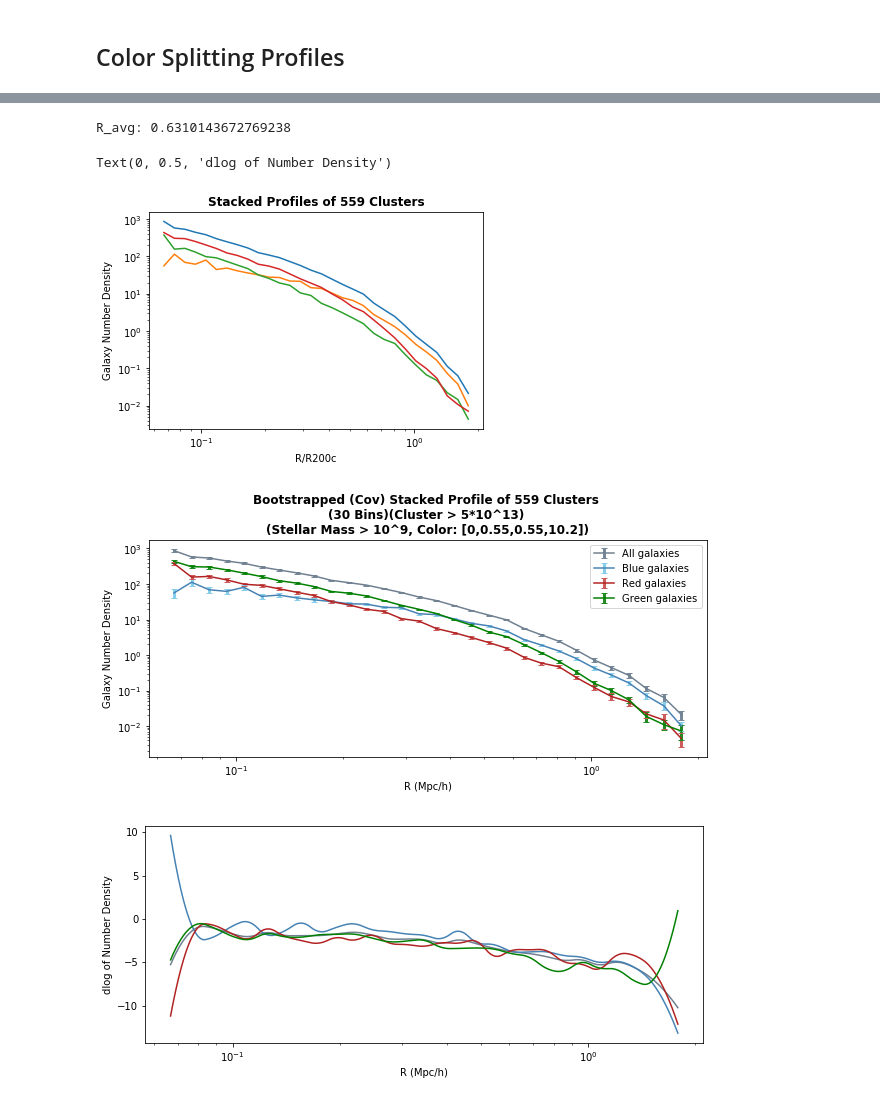
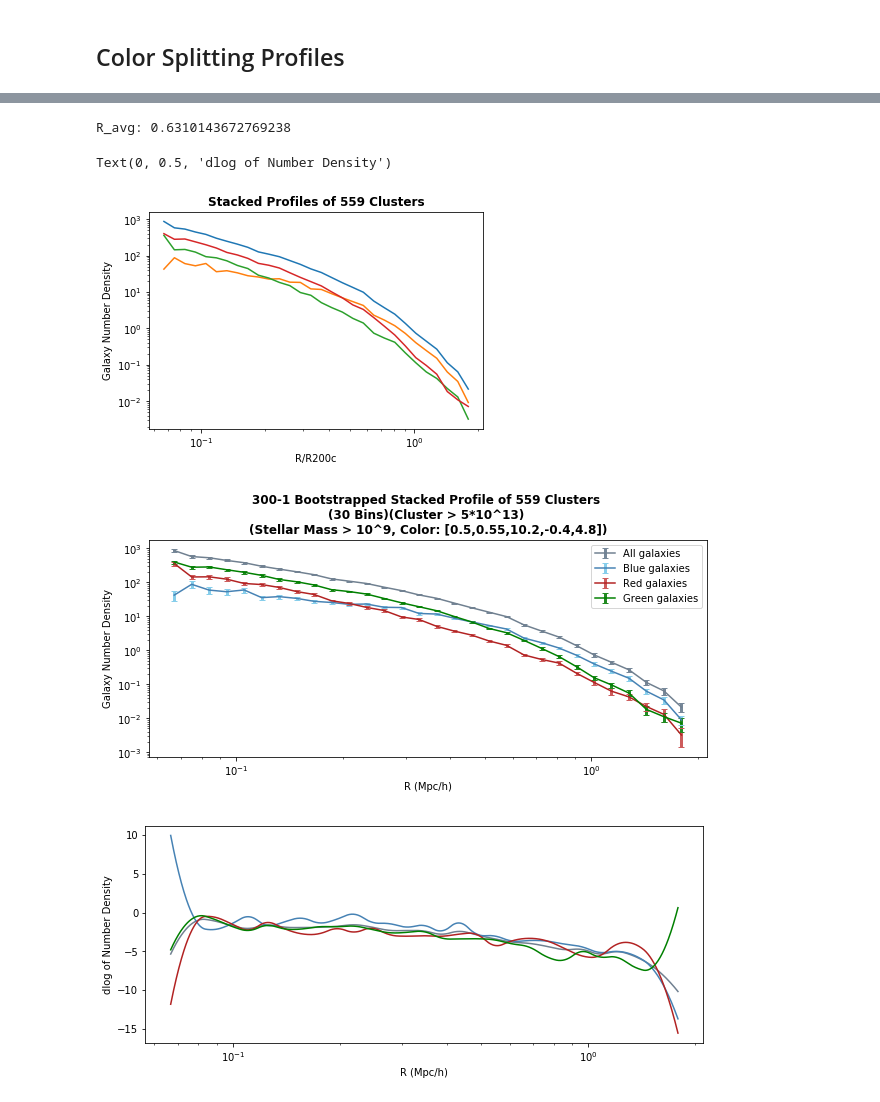
Before and after one commit to hereami321/IllustrisGalaxyAnalysis, a Jupyter notebook: 300_1_ClusterProfiles.ipynb, the cells around one changed output, grey strips where cells are left out. Saved outputs shown, nothing was run; the diff lists cells and outputs as text; code cells hidden in the pictures.

```diff
--- a/300_1_ClusterProfiles.ipynb
+++ b/300_1_ClusterProfiles.ipynb
@@ -206,7 +206,7 @@ import matplotlib.gridspec as gridspec
 
 #BASIC CUTS APPLIED TO SUBHALOS
 mag = basic_sub_cuts(subhalo_grp,'SubhaloStellarPhotometrics')
-
+sfr = basic_sub_cuts(subhalo_grp,'SubhaloSFR')
 # SUBHALO MASS MASKING
 mass = basic_sub_cuts(subhalo_grp,'SubhaloMassType') #previously SubhaloMassInHalfRad (no type specification or index chosen)
 mass2 = basic_sub_cuts(subhalo_grp,'SubhaloMassInHalfRad')
@@ -214,19 +214,20 @@ print(np.shape(mass))
 subhalomass = np.array(np.log10(mass[:,4]*1e10/0.704)) #previously no index
 subhalomass2 = np.array(np.log10(mass2*1e10/0.704))
 #mask = ((subhalo_grp['SubhaloMassInHalfRad'][:,4]*1e10)>(10**9.5))
-mask = subhalomass>9 #previouslt it was >9.5
+mask1 = subhalomass>9 #previouslt it was >9.5
 mask2 = subhalomass2>9.5
 #basic_cuts(subhalo_grp, 'Subhalo')
 print("Subhalos with total halfradmass >9.5:",len(mag[mask2]))
-print("Subhalos with stellar mass > 9:", len(mag[mask]))
+print("Subhalos with stellar mass > 9:", len(mag[mask1]))
 group_numbers = basic_sub_cuts(subhalo_grp,'SubhaloGrNr')
 sub_pos = basic_sub_cuts(subhalo_grp, 'SubhaloCM')
-mag = mag[mask]
+mag = mag[mask1]
+sfr = sfr[mask1]
 
 # CLUSTER MASS MASKING
-w = (group_numbers[mask])
+w = (group_numbers[mask1])
 cluster_mass = []
-for h_i in group_numbers[mask]:
+for h_i in group_numbers[mask1]:
     cluster_mass.append(halo_grp["GroupMass"][h_i]*1e10/.704)
 cluster_mass = np.array(cluster_mass)
 cluster_mass_mask = (cluster_mass > (5*(10**13)))
@@ -485,16 +505,17 @@ for h_i in halo_array_masked:
     gmr = mag[:,4]-mag[:,5]
     rmz = mag[:,5]-mag[:,7]
     sm = np.log10(subhalomass[mask_total])
-    b1 = 0#.2
-    b2 = 0.55#.59#.734
+    b1 = -.2#.2
+    b2 = 0.50#.59#.734
     r1 = 0.55#.6#.735
     r2 = 1.#1.
     sm1 = 10.2
-    #print("sm=", sm)
-    blue_mask_subs = (gmr>b1)&(gmr<b2)#(gmr<0.6)#(gmr<0.53)#
-    red_mask_subs = (gmr>r1)&(sm>=sm1)#(gmr>=0.6)#(gmr>0.59)#
-    green_mask_subs = (gmr>r1)&(sm<sm1)
-
+    slope = -0.4
+    intercept = 4.8
+    blue_mask_subs = (gmr<b2)&(gmr<((slope*sm)+intercept))#(gmr<0.6)#(gmr<0.53)#
+    red_mask_subs = (gmr>r1)&(sm>=sm1)&(gmr>((slope*sm)+intercept))#(gmr>=0.6)#(gmr>0.59)#
+    green_mask_subs = (gmr>r1)&(sm<sm1)&(gmr<((slope*sm)+intercept))
+    color_title = '[%s,%s,%s,%s,%s]' %(b2,r1,sm1,slope,intercept)
 
     # COORDINATES
     CM_coords = subhalo_grp['SubhaloCM'][mask_total]
@@ -571,10 +592,7 @@ for h_i in halo_array_masked:
     print("sum of galaxies:", sum(galaxies))
     r_shell = (bin_min + bin_max)/2
     r_stack = r_shell/RScale
-    #print(r_stack)
-    #bin_divided = np.linspace(.01,3,num=bins+1)
-    #bin_stack = (bin_divided[1:]+bin_divided[:-1])/2
-    #print(bin_stack)
+
     NDensity_list.append(NDensity) #/M200m
     NDensity_list_b.append(NDensity_blue)
     NDensity_list_r.append(NDensity_red)
@@ -633,7 +651,7 @@ plt.xscale('log')
 plt.yscale('log')
 plt.xlabel('R (Mpc/h)')
 plt.ylabel('Galaxy Number Density')# (scaled by M200m)
-plt.title('Bootstrapped (Cov) Stacked Profile of %s Clusters \n (%s Bins)(Cluster > 5*10^13) \n (Stellar Mass > 10^9, Color: [%s,%s,%s,%s])' %(Number_of_halos, bins, b1, b2, r1, sm1), fontweight = 'bold', wrap=True)
+plt.title('300-1 Bootstrapped Stacked Profile of %s Clusters \n (%s Bins)(Cluster > 5*10^13) \n (Stellar Mass > 10^9, Color: %s)' %(Number_of_halos, bins, color_title), fontweight = 'bold', wrap=True)
 plt.legend()
 
 # SG LOG DERIVATIVE AND PLOT
@@ -664,11 +682,11 @@ red galaxies counted [0, 0, 0, 0, 0, 0, 0, 0, 0, 0, 0, 0, 1, 0, 0, 0, 0, 1, 0, 0
 red galaxies counted [0, 0, 0, 0, 0, 0, 0, 0, 0, 0, 0, 0, 0, 0, 0, 0, 0, 0, 0, 0, 0, 1, 0, 0, 0, 1, 0, 0, 0, 0]
 sum of galaxies: 22
 [figure]
 R_avg: 0.6310143672769238
 Text(0, 0.5, 'dlog of Number Density')
-[figure, old version]
+[figure, new version]
-[figure, old version]
+[figure, new version]
-[figure, old version]
+[figure, new version]
 # %%
 #Yi_avg, cov, boot_err = Bootstrap_Covariance(NDensity_list, 300, bins)
 #Yi_avg_blue, cov_blue, boot_err_blue = Bootstrap_Covariance(NDensity_list_b, 300, bins)
```
Also changed, not shown: parts of 5 cells of this notebook.
